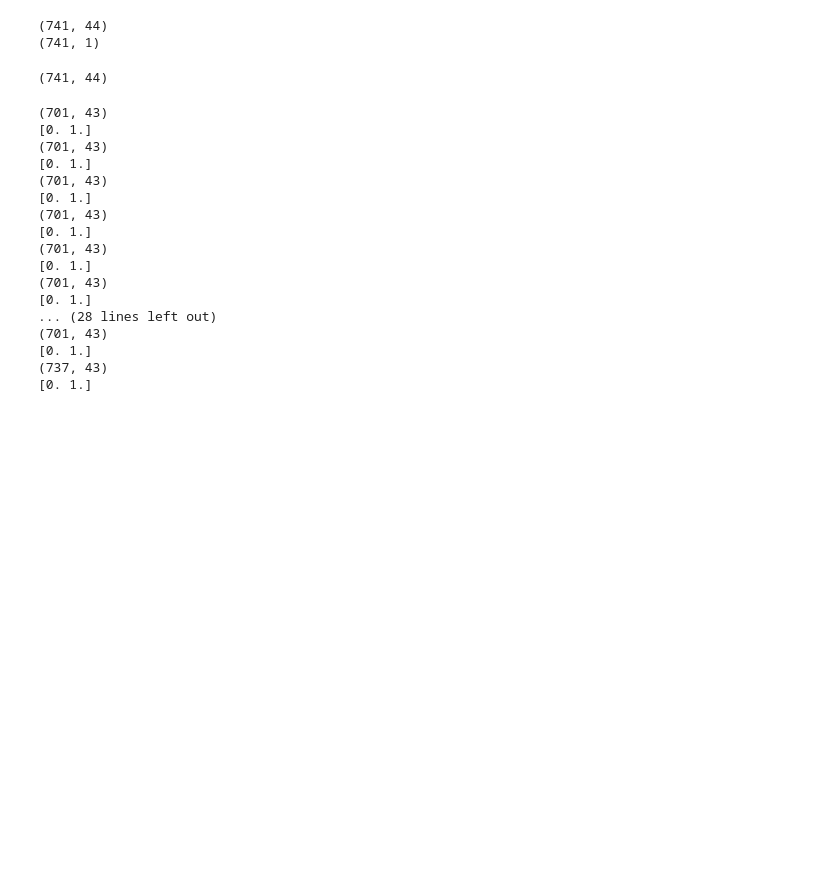
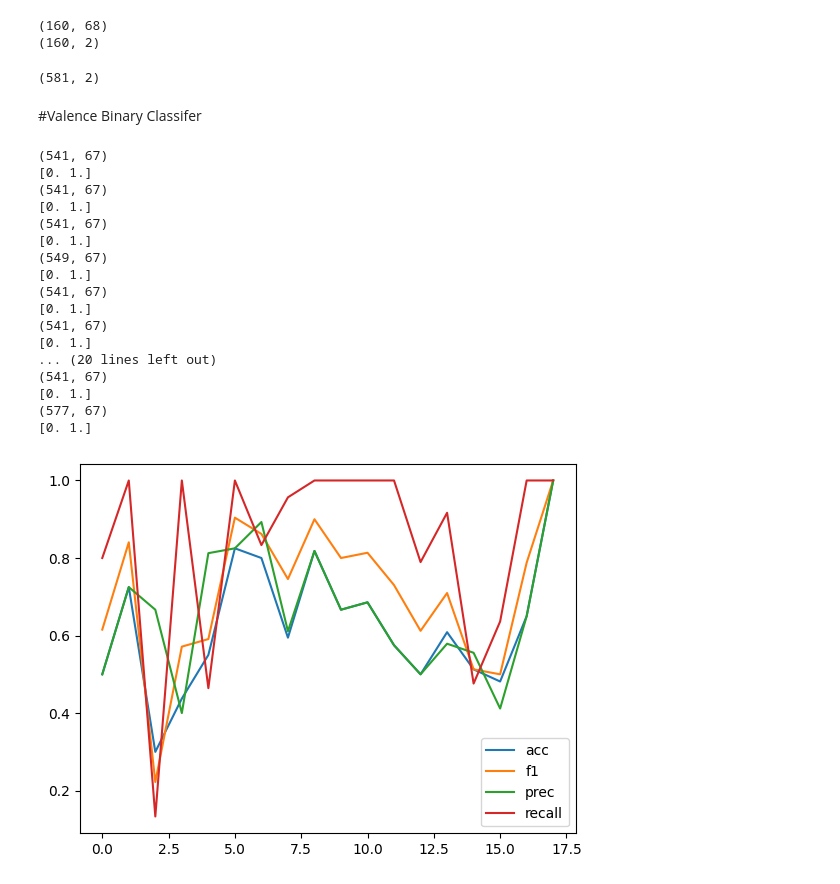
Before and after one commit to Simurgh818/BMED_6517_emotional_state_classifier, a Jupyter notebook: Basic_Model.ipynb, the cells around one changed output. Drawn from its saved outputs; the diff is of its cells as text; code cells hidden in the pictures; blank space fills up the shorter version.

```diff
--- a/Basic_Model.ipynb
+++ b/Basic_Model.ipynb
@@ -46,17 +77,23 @@ y = y.reshape((len(y),1))
 # %%
 print(data.shape)
-print(y.reshape((len(y),1)).shape)
+print(y.shape)
 # %% [output]
-(741, 44)
-(741, 1)
+(160, 68)
+(160, 2)
 # %%
 
 y[np.where(y<4.5)] = 0
 y[np.where(y>=4.5)] = 1
 # %%
 data.shape
+y_multi = y
+y_valence = y_multi[:,0].reshape((y.shape[0],1))
+y_arousal = y_multi[:,1].reshape((y.shape[0],1))
+y.shape
 # %% [output]
-(741, 44)
+(581, 2)
+# %% [markdown]
+#Valence Binary Classifer
 # %%
 # implements leave one (subject) out cross validation
 prec = []
@@ -68,9 +105,9 @@ for j in np.unique(data[:,0]):
     row_idx = data[:,0] == j
     keep_idx = ~row_idx
     x_train = data[keep_idx,1:]
-    y_train = y[keep_idx,0]
+    y_train = y_valence[keep_idx,0]
     x_val = data[row_idx,1:]
-    y_val = y[row_idx,0]
+    y_val = y_valence[row_idx,0]
     model = RandomForestClassifier(n_estimators=1000)
     print(x_train.shape)
     print(np.unique(y_train))
@@ -82,23 +119,33 @@ for j in np.unique(data[:,0]):
     recall.append(skm.recall_score(y_val,y_pred))
     feature_importance.append(model.feature_importances_)
 # %% [output]
-(701, 43)
+(541, 67)
 [0. 1.]
-(701, 43)
+(541, 67)
 [0. 1.]
-(701, 43)
+(541, 67)
 [0. 1.]
-(701, 43)
+(549, 67)
 [0. 1.]
-(701, 43)
+(541, 67)
 [0. 1.]
-(701, 43)
+(541, 67)
 [0. 1.]
-... (28 lines left out)
-(701, 43)
+... (20 lines left out)
+(541, 67)
 [0. 1.]
-(737, 43)
+(577, 67)
 [0. 1.]
+# %%
+fig,ax = plt.subplots()
+ax.plot(acc)
+ax.plot(f1)
+ax.plot(prec)
+ax.plot(recall)
+plt.legend(['acc','f1','prec','recall'])
+plt.show()
+# %% [output]
+[figure, added]
 # %%
 # plot performance results
 acc_avg = np.mean(acc)
```
Also changed, not shown: parts of 33 cells of this notebook, 1 other file.
